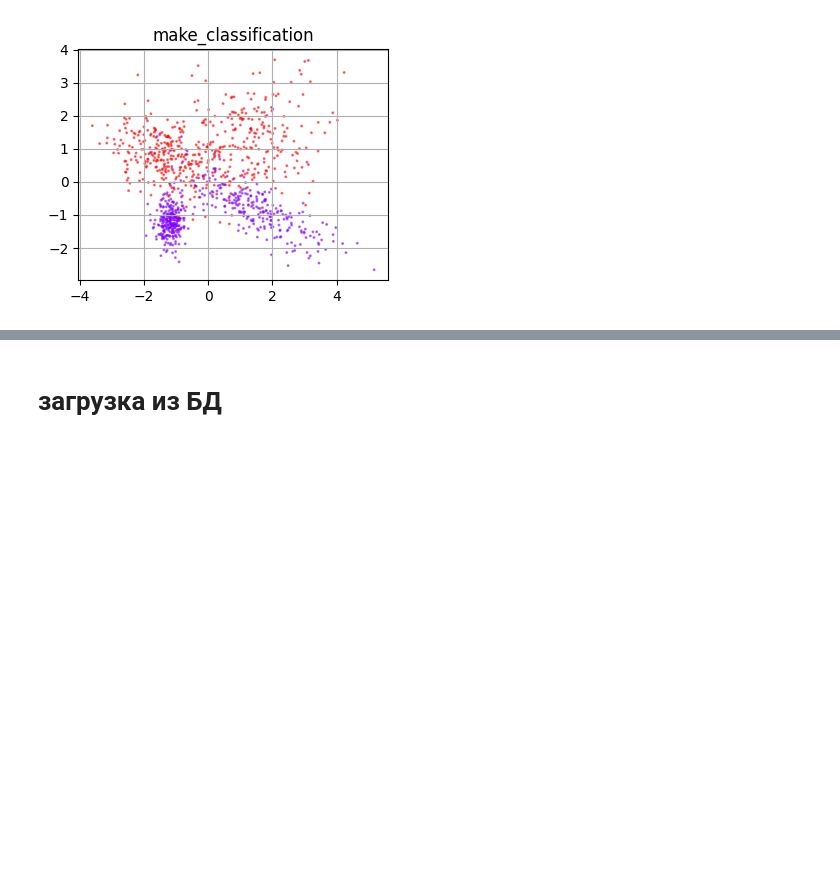
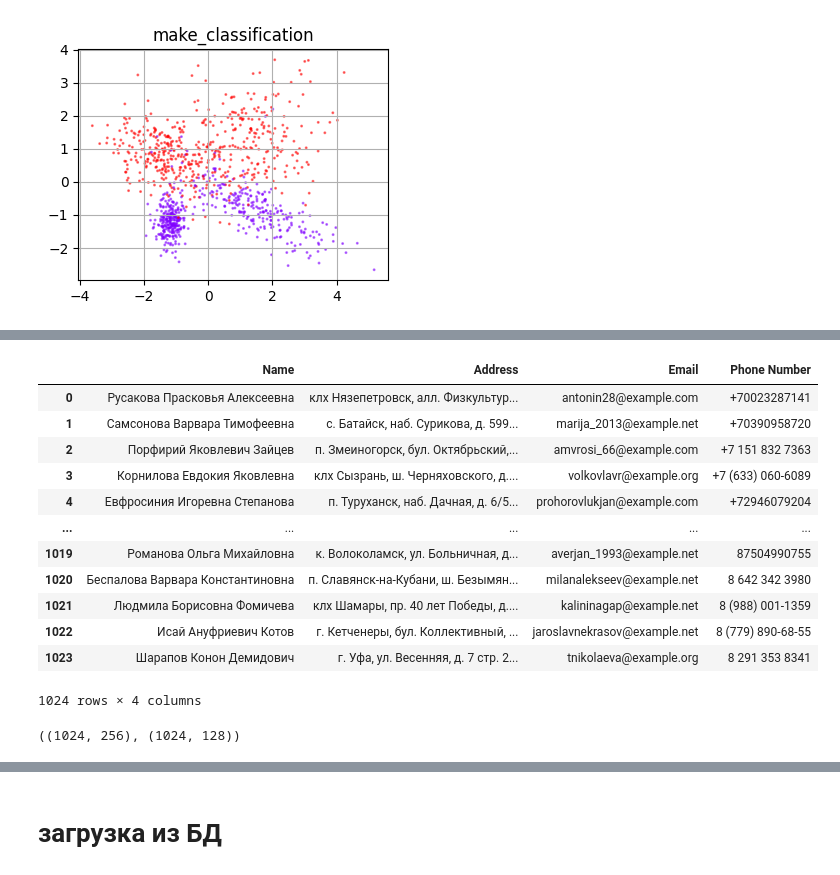
Before and after one commit to mechanoid5/ml_lectorium_2026_I, a Jupyter notebook: examples/04-eda/01-data-load.ipynb, the cells around one changed output, grey strips where cells are left out. Cells and saved outputs as stored; diff of their text form; code cells hidden in the pictures; blank space fills up the shorter version.

```diff
--- a/examples/04-eda/01-data-load.ipynb
+++ b/examples/04-eda/01-data-load.ipynb
@@ -138,0 +213,23 @@ display(df)
+# %%
+pd.read_json('fake-data.json')
+# %% [output]
+|  | Name | Address | Email | Phone Number |
+| 0 | Русакова Прасковья Алексеевна | клх Нязепетровск, алл. Физкультур... | antonin28@example.com | +70023287141 |
+| 1 | Самсонова Варвара Тимофеевна | с. Батайск, наб. Сурикова, д. 599... | marija_2013@example.net | +70390958720 |
+| 2 | Порфирий Яковлевич Зайцев | п. Змеиногорск, бул. Октябрьский,... | amvrosi_66@example.com | +7 151 832 7363 |
+| 3 | Корнилова Евдокия Яковлевна | клх Сызрань, ш. Черняховского, д.... | volkovlavr@example.org | +7 (633) 060-6089 |
+| 4 | Евфросиния Игоревна Степанова | п. Туруханск, наб. Дачная, д. 6/5... | prohorovlukjan@example.com | +72946079204 |
+| ... | ... | ... | ... | ... |
+| 1019 | Романова Ольга Михайловна | к. Волоколамск, ул. Больничная, д... | averjan_1993@example.net | 87504990755 |
+| 1020 | Беспалова Варвара Константиновна | п. Славянск-на-Кубани, ш. Безымян... | milanalekseev@example.net | 8 642 342 3980 |
+| 1021 | Людмила Борисовна Фомичева | клх Шамары, пр. 40 лет Победы, д.... | kalininagap@example.net | 8 (988) 001-1359 |
+| 1022 | Исай Ануфриевич Котов | г. Кетченеры, бул. Коллективный, ... | jaroslavnekrasov@example.net | 8 (779) 890-68-55 |
+| 1023 | Шарапов Конон Демидович | г. Уфа, ул. Весенняя, д. 7 стр. 2... | tnikolaeva@example.org | 8 291 353 8341 |
+1024 rows × 4 columns
+# %%
+x = rng.normal(-1.,+1.,(1024,256))
+y = rng.normal(-1.,+1.,(1024,128))
+
+x.shape,y.shape
+# %% [output]
+((1024, 256), (1024, 128))
```
Also changed, not shown: parts of 20 cells of this notebook, 2 other files.
